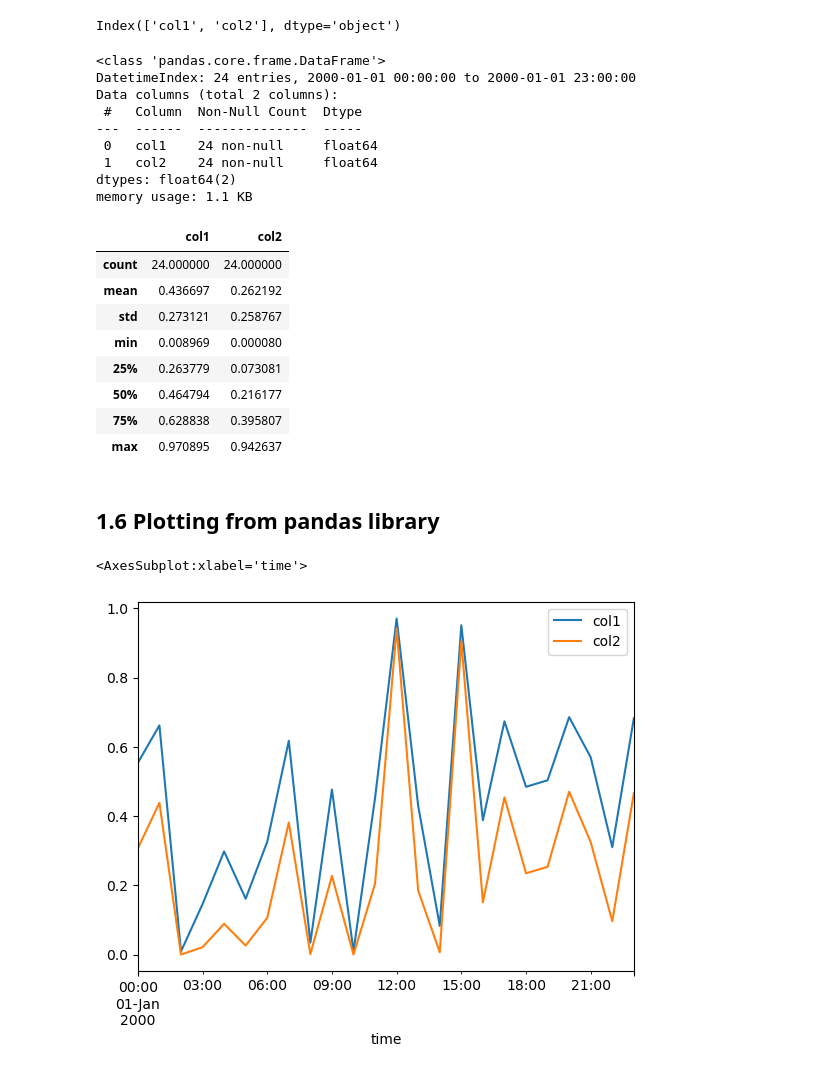
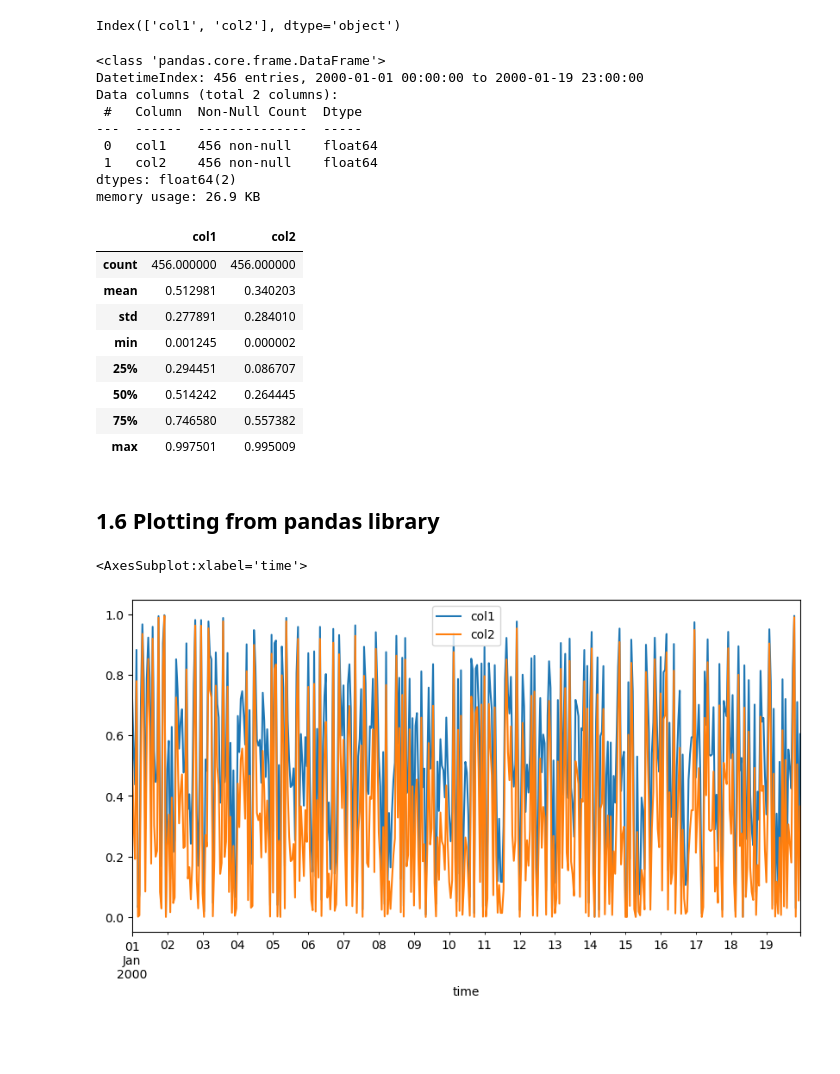
Before and after one commit to lauracagigal/COMIC, a Jupyter notebook: ipynb/00_Python_Basics/00_Pandas.ipynb, the cells around one changed output. Cells and saved outputs as stored; diff of their text form; code cells hidden in the pictures; blank space fills up the shorter version.

```diff
--- a/ipynb/00_Python_Basics/00_Pandas.ipynb
+++ b/ipynb/00_Python_Basics/00_Pandas.ipynb
@@ -8,7 +8,7 @@ import datetime
 ## 1. Create DataFrame
 # %%
 # temporal data series hourly spaced
-x = np.arange(datetime.datetime(2000, 1,1), datetime.datetime(2000, 1,2), datetime.timedelta(hours=1))
+x = np.arange(datetime.datetime(2000, 1,1), datetime.datetime(2000, 1,20), datetime.timedelta(hours=1))
 
 # random numbers between 0-1 of lenght = len(x)
 y = np.random.rand(len(x))
@@ -113,33 +162,33 @@ Index(['col1', 'col2'], dtype='object')
 data.info()
 # %% [output]
 <class 'pandas.core.frame.DataFrame'>
-DatetimeIndex: 24 entries, 2000-01-01 00:00:00 to 2000-01-01 23:00:00
+DatetimeIndex: 456 entries, 2000-01-01 00:00:00 to 2000-01-19 23:00:00
 Data columns (total 2 columns):
  #   Column  Non-Null Count  Dtype
 ---  ------  --------------  -----
- 0   col1    24 non-null     float64
- 1   col2    24 non-null     float64
+ 0   col1    456 non-null    float64
+ 1   col2    456 non-null    float64
 dtypes: float64(2)
-memory usage: 1.1 KB
+memory usage: 26.9 KB
 # %%
 data.describe()
 # %% [output]
 |  | col1 | col2 |
-| count | 24.000000 | 24.000000 |
-| mean | 0.436697 | 0.262192 |
-| std | 0.273121 | 0.258767 |
-| min | 0.008969 | 0.000080 |
-| 25% | 0.263779 | 0.073081 |
-| 50% | 0.464794 | 0.216177 |
-| 75% | 0.628838 | 0.395807 |
-| max | 0.970895 | 0.942637 |
+| count | 456.000000 | 456.000000 |
+| mean | 0.512981 | 0.340203 |
+| std | 0.277891 | 0.284010 |
+| min | 0.001245 | 0.000002 |
+| 25% | 0.294451 | 0.086707 |
+| 50% | 0.514242 | 0.264445 |
+| 75% | 0.746580 | 0.557382 |
+| max | 0.997501 | 0.995009 |
 # %% [markdown]
 ## 1.6 Plotting from pandas library
 # %%
-data.plot()
+data.plot(figsize = (10, 5))
 # %% [output]
 <AxesSubplot:xlabel='time'>
-[figure, old version]
+[figure, new version]
 # %%
 data.hist()
 # %% [output]
```
Also changed, not shown: parts of 14 cells of this notebook, 7 other files.
